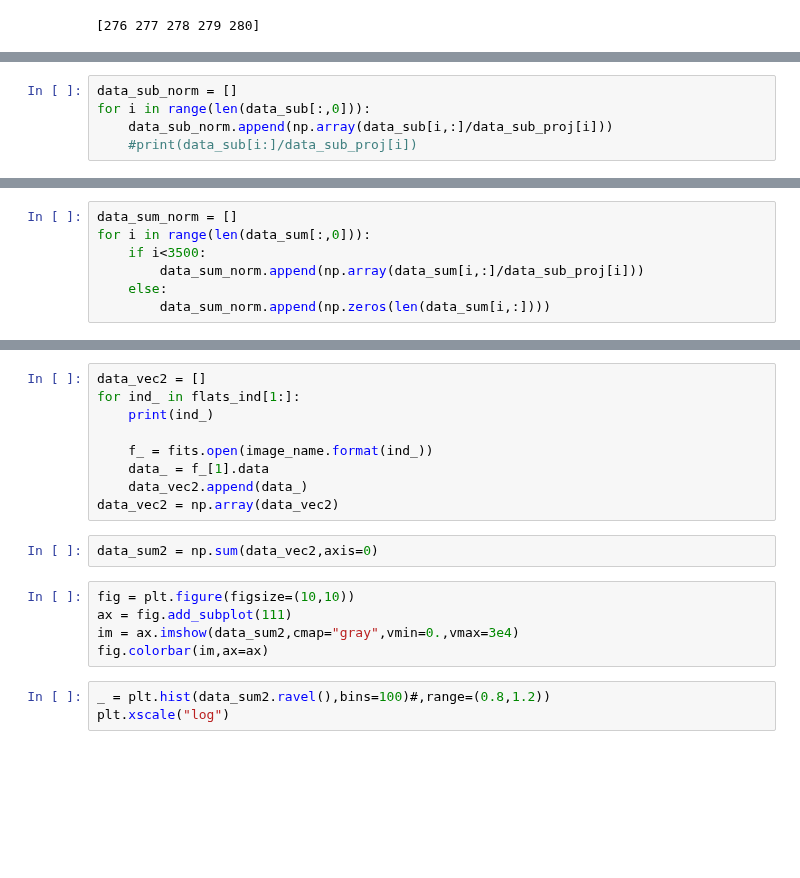
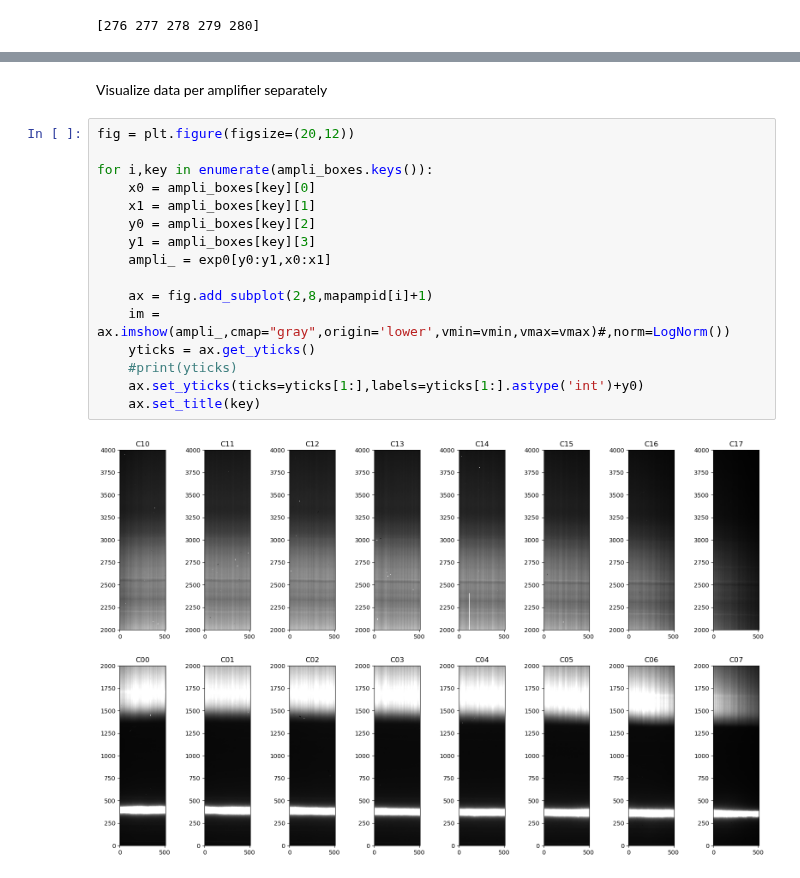
Before and after one commit to mrmonroy/AuxTel_summit_tests_2023, a Jupyter notebook: special_flats_cyl_lens/retrieve_and_analyse_cyl_lens_flats_training.ipynb, the cells around one changed output, grey strips where cells are left out. Cells and saved outputs as stored; diff of their text form; blank space fills up the shorter version.

```diff
--- a/special_flats_cyl_lens/retrieve_and_analyse_cyl_lens_flats_training.ipynb
+++ b/special_flats_cyl_lens/retrieve_and_analyse_cyl_lens_flats_training.ipynb
@@ -478,5 +445,0 @@ print(data_sub_proj.shape)
-# %%
-data_sub_norm = []
-for i in range(len(data_sub[:,0])):
-    data_sub_norm.append(np.array(data_sub[i,:]/data_sub_proj[i]))
-    #print(data_sub[i:]/data_sub_proj[i])
@@ -495,7 +445,0 @@ plt.xscale("log")
-# %%
-data_sum_norm = []
-for i in range(len(data_sum[:,0])):
-    if i<3500:
-        data_sum_norm.append(np.array(data_sum[i,:]/data_sub_proj[i]))
-    else:
-        data_sum_norm.append(np.zeros(len(data_sum[i,:])))
@@ -526,19 +446,20 @@ new_hdul.writeto('1d_flat_normalized.fits', overwrite=True)
-# %%
-data_vec2 = []
-for ind_ in flats_ind[1:]:
-    print(ind_)
-
-    f_ = fits.open(image_name.format(ind_))
-    data_ = f_[1].data
-    data_vec2.append(data_)
-data_vec2 = np.array(data_vec2)
-# %%
-data_sum2 = np.sum(data_vec2,axis=0)
-# %%
-fig = plt.figure(figsize=(10,10))
-ax = fig.add_subplot(111)
-im = ax.imshow(data_sum2,cmap="gray",vmin=0.,vmax=3e4)
-fig.colorbar(im,ax=ax)
-# %%
-_ = plt.hist(data_sum2.ravel(),bins=100)#,range=(0.8,1.2))
-plt.xscale("log")
+# %% [markdown]
+Visualize data per amplifier separately
+# %%
+fig = plt.figure(figsize=(20,12))
+
+for i,key in enumerate(ampli_boxes.keys()):
+    x0 = ampli_boxes[key][0]
+    x1 = ampli_boxes[key][1]
+    y0 = ampli_boxes[key][2]
+    y1 = ampli_boxes[key][3]
+    ampli_ = exp0[y0:y1,x0:x1]
+
+    ax = fig.add_subplot(2,8,mapampid[i]+1)
+    im = ax.imshow(ampli_,cmap="gray",origin='lower',vmin=vmin,vmax=vmax)#,norm=LogNorm())
+    yticks = ax.get_yticks()
+    #print(yticks)
+    ax.set_yticks(ticks=yticks[1:],labels=yticks[1:].astype('int')+y0)
+    ax.set_title(key)
+# %% [output]
+[figure, added]
```
Also changed, not shown: parts of 39 cells of this notebook.
